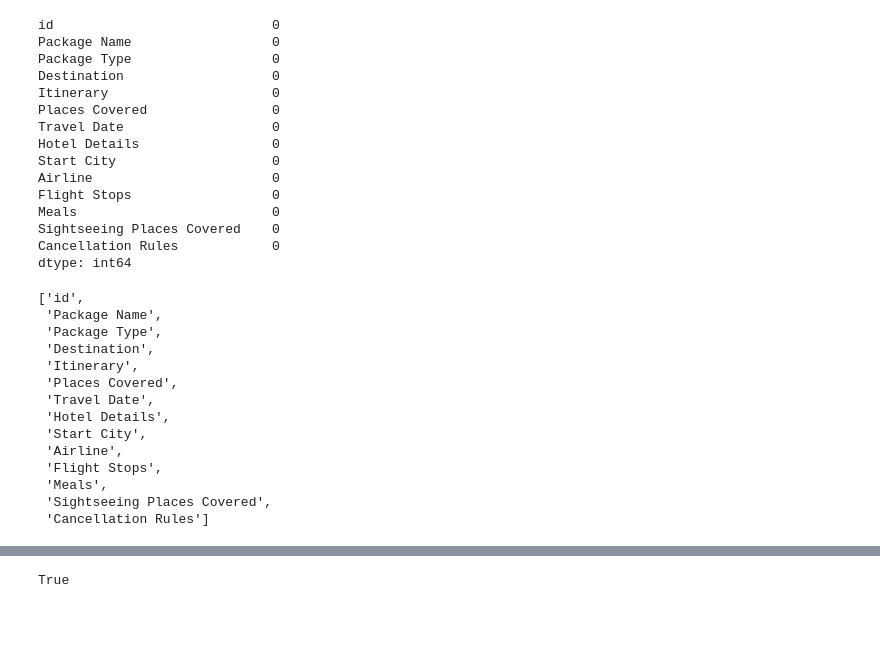
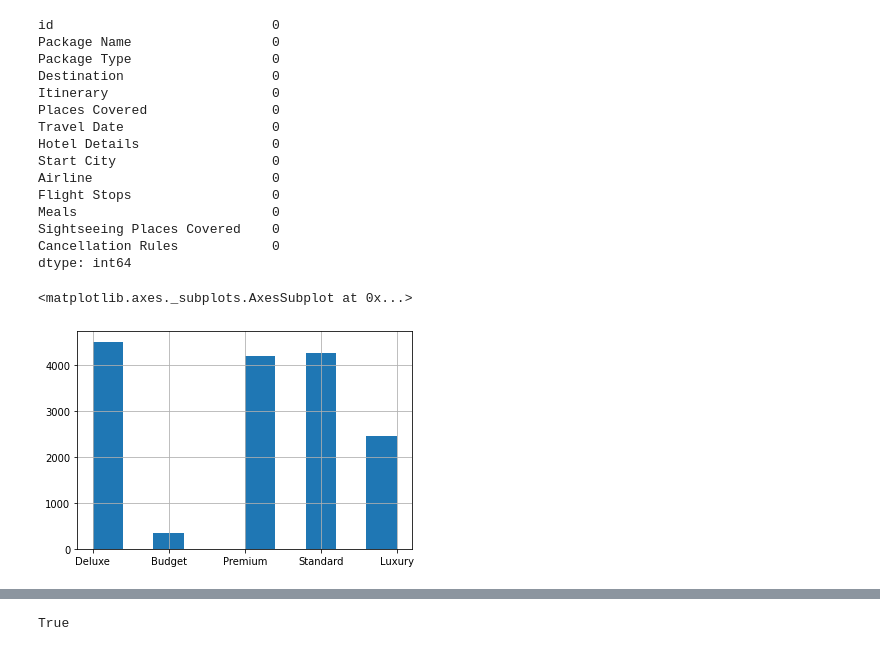
Before and after one commit to dannyfuf/ML, a Jupyter notebook: Taller_2/Parte 2/Taller_2_kaggle.ipynb, the cells around one changed output, grey strips where cells are left out. Cells and saved outputs as stored; diff of their text form; code cells hidden in the pictures; blank space fills up the shorter version.

```diff
--- a/Taller_2/Parte 2/Taller_2_kaggle.ipynb
+++ b/Taller_2/Parte 2/Taller_2_kaggle.ipynb
@@ -133,21 +131,8 @@ Meals                         0
 Sightseeing Places Covered    0
 Cancellation Rules            0
 dtype: int64
-# %%
-cols = list(data.columns)
-cols
-# %% [output]
-['id',
- 'Package Name',
- 'Package Type',
- 'Destination',
- 'Itinerary',
- 'Places Covered',
- 'Travel Date',
- 'Hotel Details',
- 'Start City',
- 'Airline',
- 'Flight Stops',
- 'Meals',
- 'Sightseeing Places Covered',
- 'Cancellation Rules']
+# %%
+data['Package Type'].hist()
+# %% [output]
+<matplotlib.axes._subplots.AxesSubplot at 0x...>
+[figure, added]
```
Also changed, not shown: parts of 19 cells of this notebook, 3 other files.
